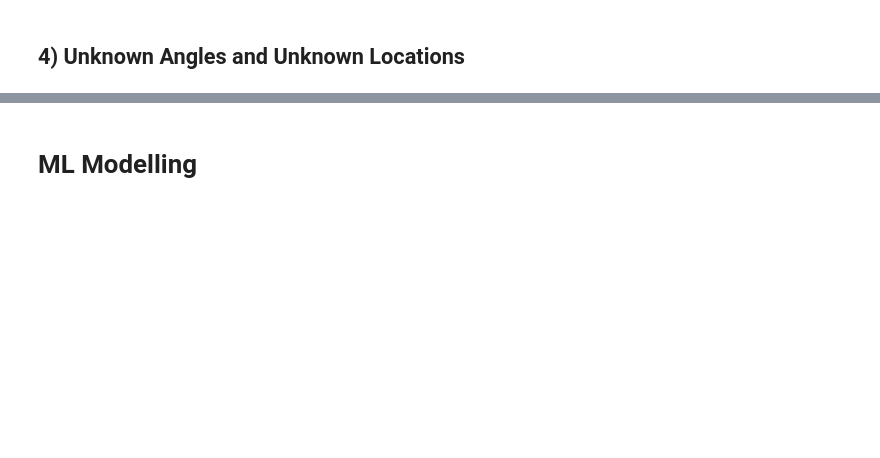
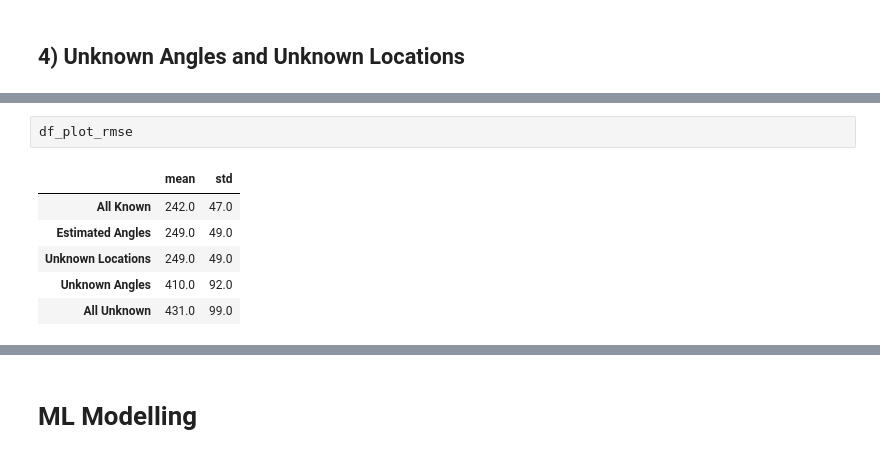
Before and after one commit to nikohou/pv-data-utility-suite, a Jupyter notebook: notebooks/generalizer.ipynb, the cells around one changed output, grey strips where cells are left out. Drawn from its saved outputs; the diff is of its cells as text; blank space fills up the shorter version.

```diff
--- a/notebooks/generalizer.ipynb
+++ b/notebooks/generalizer.ipynb
@@ -315,0 +309,9 @@ plt.bar(["real"], mean_3_rmse, 0.5, yerr=std_3_rmse)
+# %%
+df_plot_rmse
+# %% [output]
+|  | mean | std |
+| All Known | 242.0 | 47.0 |
+| Estimated Angles | 249.0 | 49.0 |
+| Unknown Locations | 249.0 | 49.0 |
+| Unknown Angles | 410.0 | 92.0 |
+| All Unknown | 431.0 | 99.0 |
```
Also changed, not shown: parts of 24 cells of this notebook, 1 other file.
